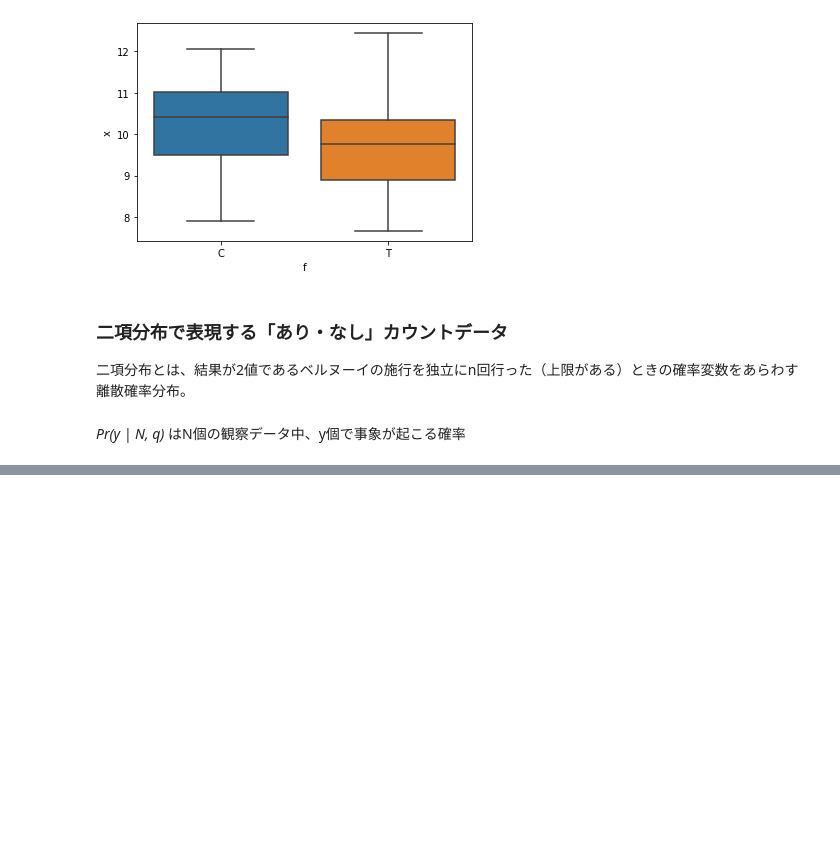
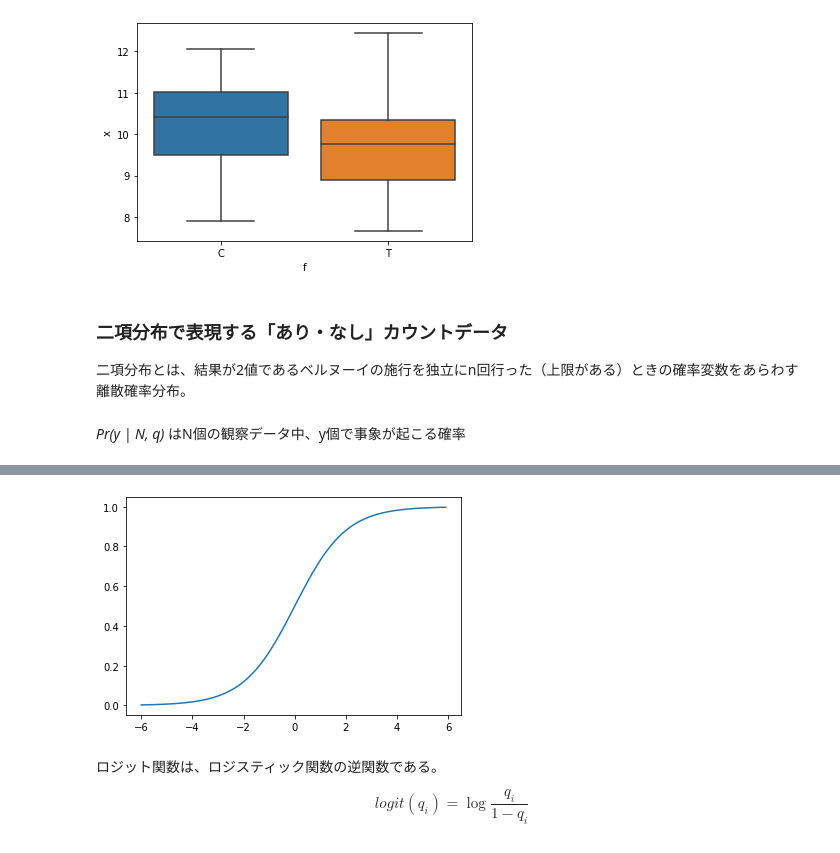
Before and after one commit to KFurudate/Midoribon, a Jupyter notebook: chap6.ipynb, the cells around one changed output, grey strips where cells are left out. Saved outputs shown, nothing was run; the diff lists cells and outputs as text; code cells hidden in the pictures; blank space fills up the shorter version.

```diff
--- a/chap6.ipynb
+++ b/chap6.ipynb
@@ -96,0 +95,17 @@ plt.show()
+# %%
+def sigmoid(zi):
+    return 1 /(1+np.exp(-zi))
+
+zi = np.arange(-6, 6, 0.1)
+qi = sigmoid(zi)
+
+plt.plot(zi, qi)
+ｐｌｔ.show()
+# %% [output]
+[figure, added]
+# %% [markdown]
+ロジット関数は、ロジスティック関数の逆関数である。
+
+$$
+logit(q_i)=\log \frac {q_i}{1-q_i}
+$$
```
Also changed, not shown: parts of 28 cells of this notebook.
